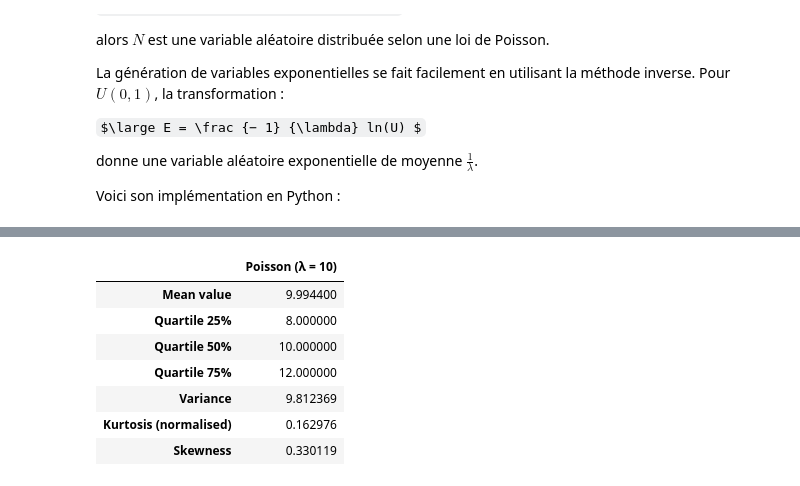
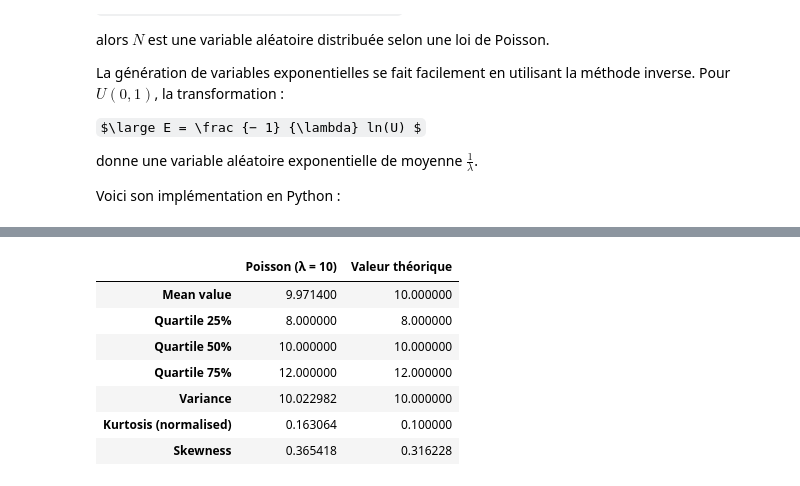
Before and after one commit to maxime-bc/PGC-GVA-TP1-Generateurs, a Jupyter notebook: TP2_Lois_de_probabilité.ipynb, the cells around one changed output, grey strips where cells are left out. Drawn from its saved outputs; the diff is of its cells as text; code cells hidden in the pictures; some formulas as TeX source.

```diff
--- a/TP2_Lois_de_probabilité.ipynb
+++ b/TP2_Lois_de_probabilité.ipynb
@@ -464,23 +604,24 @@ inline_histplot_poisson(10, [100, 10_000])
 # %%
 n = 10_000
 lmbd = 10
 dist = poisson(lmbd, n)
 
-data = {'Mean value': mean(dist),
+rows = {'Mean value': mean(dist),
         'Quartile 25%': np.percentile(dist, 25),
         'Quartile 50% ': np.percentile(dist, 50),
         'Quartile 75%': np.percentile(dist, 75),
         'Variance': np.var(dist),
         'Kurtosis (normalised)': kurtosis(dist),
         'Skewness': skew(dist)}
-
-pd.DataFrame.from_dict(data, orient='index', columns=[f'Poisson (λ = {lmbd})'])
+data = pd.DataFrame.from_dict(rows, orient='index', columns=[f'Poisson (λ = {lmbd})'])
+data['Valeur théorique'] = [lmbd, 8, lmbd, 12, lmbd, 1/lmbd, 1/sqrt(lmbd)]
+data
 # %% [output]
-|  | Poisson (λ = 10) |
-| Mean value | 9.994400 |
-| Quartile 25% | 8.000000 |
-| Quartile 50% | 10.000000 |
-| Quartile 75% | 12.000000 |
-| Variance | 9.812369 |
-| Kurtosis (normalised) | 0.162976 |
-| Skewness | 0.330119 |
+|  | Poisson (λ = 10) | Valeur théorique |
+| Mean value | 9.971400 | 10.000000 |
+| Quartile 25% | 8.000000 | 8.000000 |
+| Quartile 50% | 10.000000 | 10.000000 |
+| Quartile 75% | 12.000000 | 12.000000 |
+| Variance | 10.022982 | 10.000000 |
+| Kurtosis (normalised) | 0.163064 | 0.100000 |
+| Skewness | 0.365418 | 0.316228 |
```
Also changed, not shown: parts of 26 cells of this notebook.
